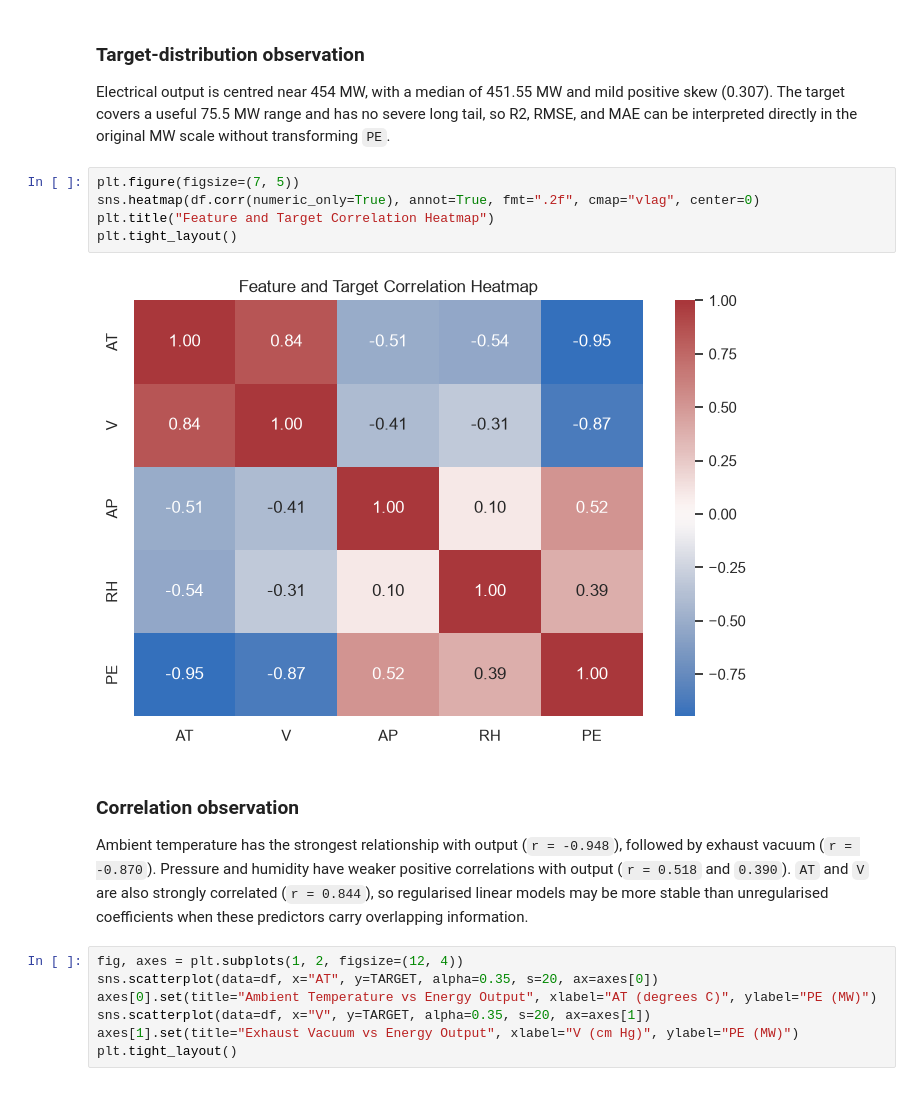
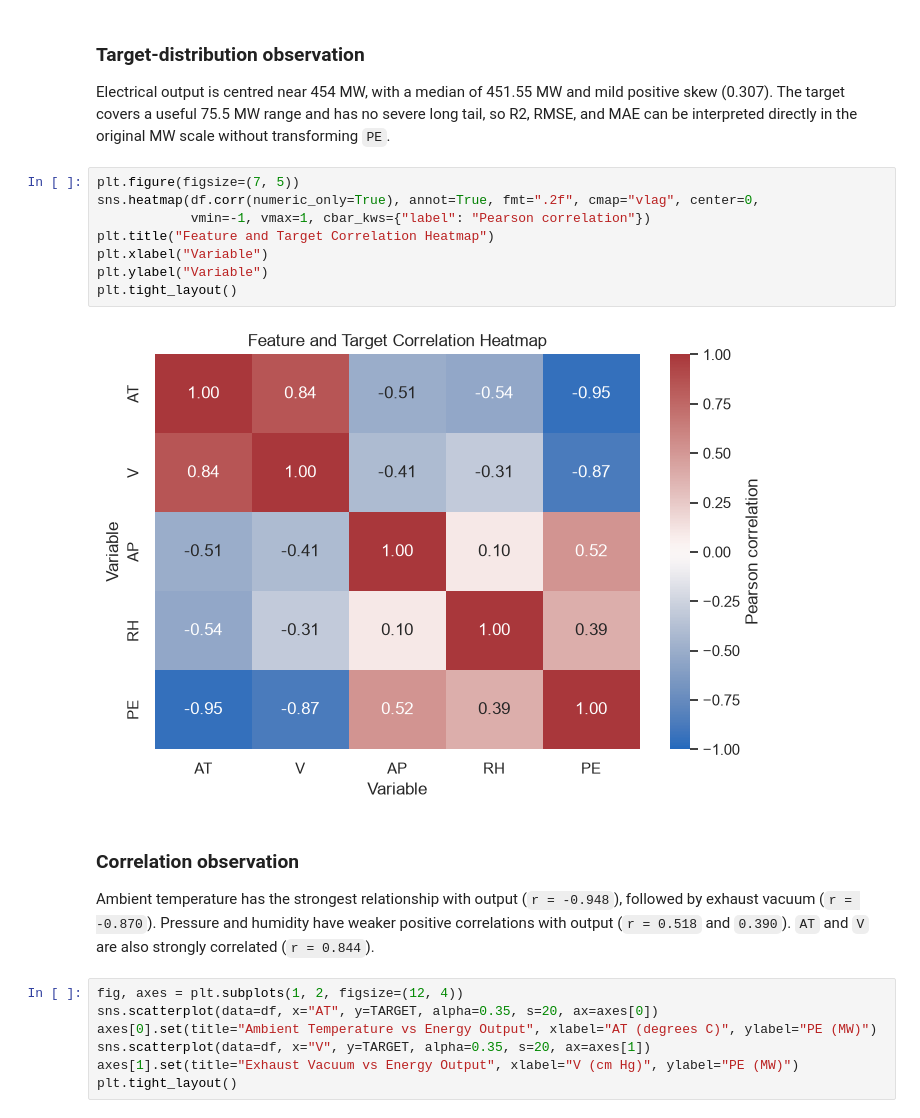
Before and after one commit to arhamgarg/ml-capstone, a Jupyter notebook: notebooks/regression.ipynb, the cells around one changed output. Cells and saved outputs as stored; diff of their text form.

```diff
--- a/notebooks/regression.ipynb
+++ b/notebooks/regression.ipynb
@@ -109,15 +111,18 @@ plt.tight_layout()
 Electrical output is centred near 454 MW, with a median of 451.55 MW and mild positive skew (0.307). The target covers a useful 75.5 MW range and has no severe long tail, so R2, RMSE, and MAE can be interpreted directly in the original MW scale without transforming `PE`.
 # %%
 plt.figure(figsize=(7, 5))
-sns.heatmap(df.corr(numeric_only=True), annot=True, fmt=".2f", cmap="vlag", center=0)
+sns.heatmap(df.corr(numeric_only=True), annot=True, fmt=".2f", cmap="vlag", center=0,
+            vmin=-1, vmax=1, cbar_kws={"label": "Pearson correlation"})
 plt.title("Feature and Target Correlation Heatmap")
+plt.xlabel("Variable")
+plt.ylabel("Variable")
 plt.tight_layout()
 # %% [output]
-[figure, old version]
+[figure, new version]
 # %% [markdown]
 ### Correlation observation
 
-Ambient temperature has the strongest relationship with output (`r = -0.948`), followed by exhaust vacuum (`r = -0.870`). Pressure and humidity have weaker positive correlations with output (`r = 0.518` and `0.390`). `AT` and `V` are also strongly correlated (`r = 0.844`), so regularised linear models may be more stable than unregularised coefficients when these predictors carry overlapping information.
+Ambient temperature has the strongest relationship with output (`r = -0.948`), followed by exhaust vacuum (`r = -0.870`). Pressure and humidity have weaker positive correlations with output (`r = 0.518` and `0.390`). `AT` and `V` are also strongly correlated (`r = 0.844`).
 # %%
 fig, axes = plt.subplots(1, 2, figsize=(12, 4))
 sns.scatterplot(data=df, x="AT", y=TARGET, alpha=0.35, s=20, ax=axes[0])
```
Also changed, not shown: parts of 19 cells of this notebook.
